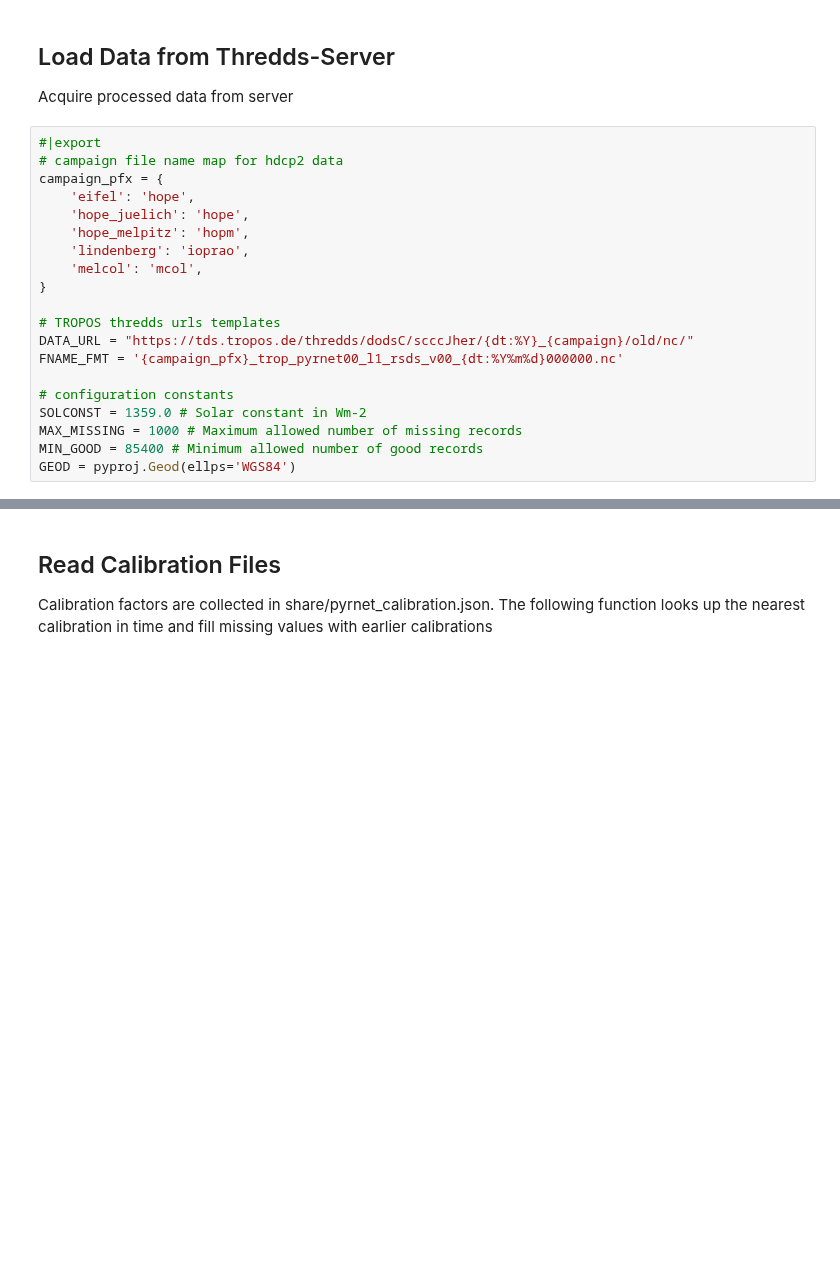
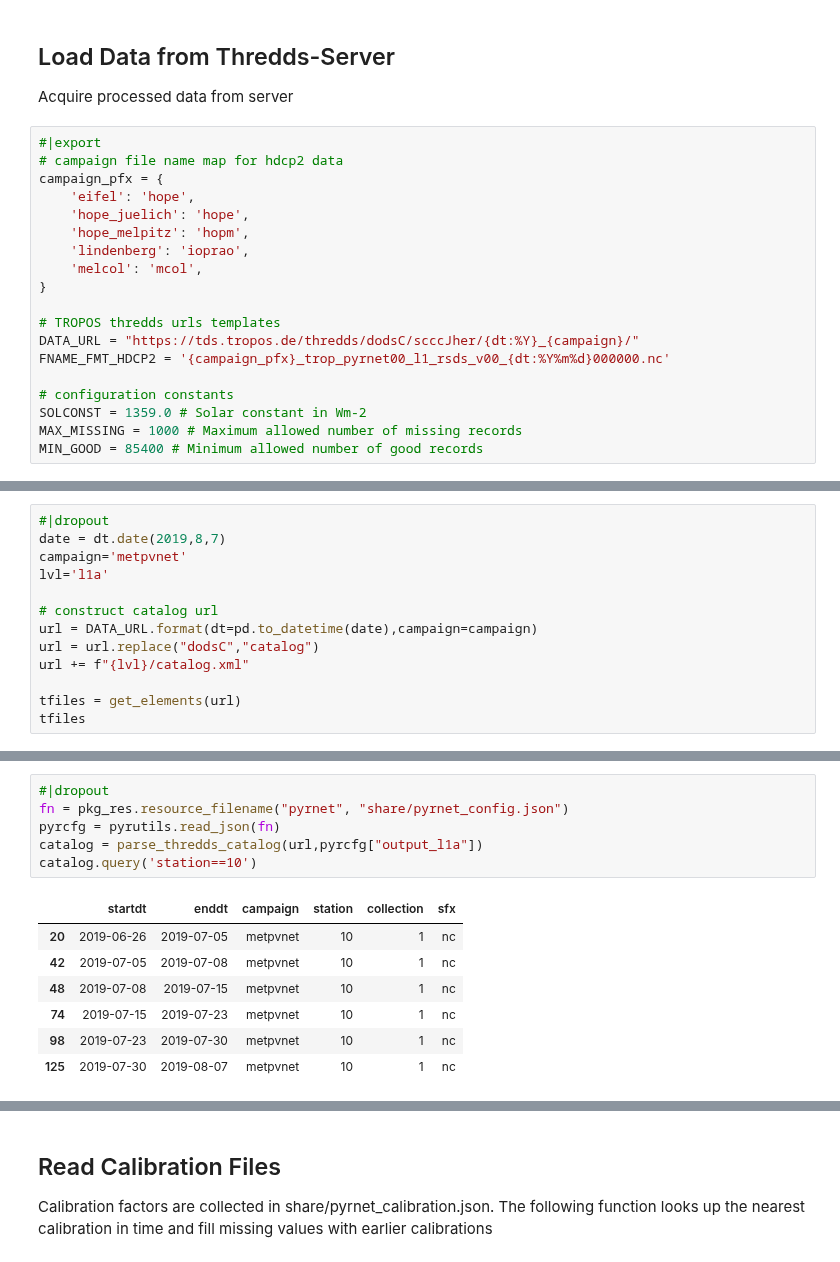
Before and after one commit to tropos-car/tropos-pyrnet, a Jupyter notebook: docs/source/nbs/pyrnet.ipynb, the cells around one changed output, grey strips where cells are left out. Saved outputs shown, nothing was run; the diff lists cells and outputs as text; blank space fills up the shorter version.

Commit message:
pyrnet.py: Add Thredds lookup for PyrNet data

```diff
--- a/docs/source/nbs/pyrnet.ipynb
+++ b/docs/source/nbs/pyrnet.ipynb
@@ -38,11 +42,10 @@ campaign_pfx = {
 }
 
 # TROPOS thredds urls templates
-DATA_URL = "https://tds.tropos.de/thredds/dodsC/scccJher/{dt:%Y}_{campaign}/old/nc/"
-FNAME_FMT = '{campaign_pfx}_trop_pyrnet00_l1_rsds_v00_{dt:%Y%m%d}000000.nc'
+DATA_URL = "https://tds.tropos.de/thredds/dodsC/scccJher/{dt:%Y}_{campaign}/"
+FNAME_FMT_HDCP2 = '{campaign_pfx}_trop_pyrnet00_l1_rsds_v00_{dt:%Y%m%d}000000.nc'
 
 # configuration constants
 SOLCONST = 1359.0 # Solar constant in Wm-2
 MAX_MISSING = 1000 # Maximum allowed number of missing records
 MIN_GOOD = 85400 # Minimum allowed number of good records
-GEOD = pyproj.Geod(ellps='WGS84')
@@ -48,0 +153,13 @@ GEOD = pyproj.Geod(ellps='WGS84')
+# %%
+#|dropout
+date = dt.date(2019,8,7)
+campaign='metpvnet'
+lvl='l1a'
+
+# construct catalog url
+url = DATA_URL.format(dt=pd.to_datetime(date),campaign=campaign)
+url = url.replace("dodsC","catalog")
+url += f"{lvl}/catalog.xml"
+
+tfiles = get_elements(url)
+tfiles
@@ -48,0 +184,14 @@ GEOD = pyproj.Geod(ellps='WGS84')
+# %%
+#|dropout
+fn = pkg_res.resource_filename("pyrnet", "share/pyrnet_config.json")
+pyrcfg = pyrutils.read_json(fn)
+catalog = parse_thredds_catalog(url,pyrcfg["output_l1a"])
+catalog.query('station==10')
+# %% [output]
+|  | startdt | enddt | campaign | station | collection | sfx |
+| 20 | 2019-06-26 | 2019-07-05 | metpvnet | 10 | 1 | nc |
+| 42 | 2019-07-05 | 2019-07-08 | metpvnet | 10 | 1 | nc |
+| 48 | 2019-07-08 | 2019-07-15 | metpvnet | 10 | 1 | nc |
+| 74 | 2019-07-15 | 2019-07-23 | metpvnet | 10 | 1 | nc |
+| 98 | 2019-07-23 | 2019-07-30 | metpvnet | 10 | 1 | nc |
+| 125 | 2019-07-30 | 2019-08-07 | metpvnet | 10 | 1 | nc |
```
Also changed, not shown: parts of 29 cells of this notebook, 5 other files.
